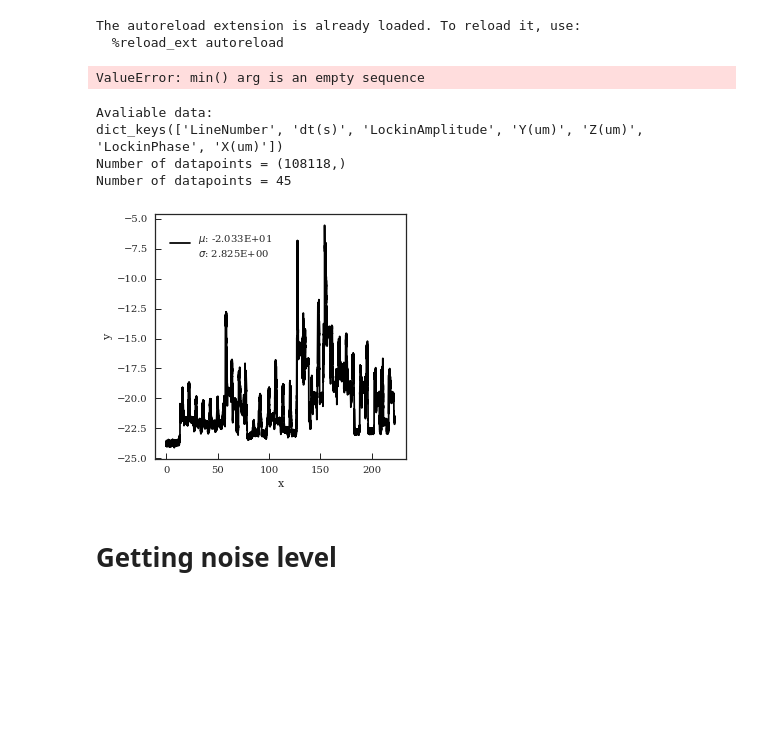
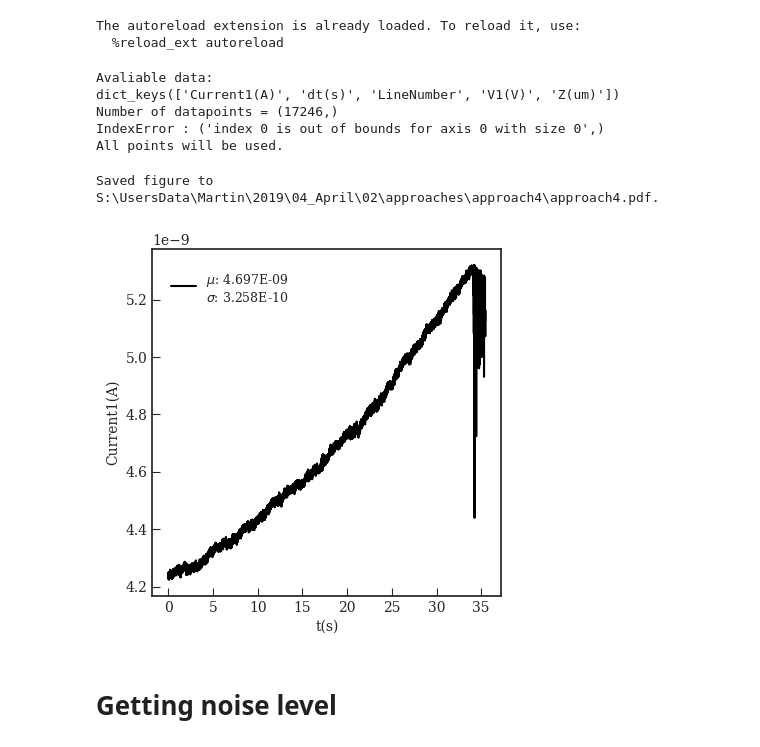
Before and after one commit to martinholub/sicm, a Jupyter notebook: notebooks/plots.ipynb, the cells around one changed output. Cells and saved outputs as stored; diff of their text form; code cells hidden in the pictures; blank space fills up the shorter version.

Commit message:
Fix bugs, add plots
- Fixed some bugs in how SCan obj was initiated
- Added downsampling of constant distance scans
- Temporary fix for adding just soem liennos

```diff
--- a/notebooks/plots.ipynb
+++ b/notebooks/plots.ipynb
@@ -150,28 +133,26 @@ import numpy as np
 # %% [output]
 The autoreload extension is already loaded. To reload it, use:
   %reload_ext autoreload
-# %%
-app = Approach(datadir = "S:\\UsersData\\Martin\\2019\\03_Mar\\15\\sicm\\approach3",
-              exp_name = "approach3")
-# %% [output]
-ValueError: min() arg is an empty sequence
 # %%
-app = Approach(datadir = "/run/user/1000/gvfs/smb-share:server=itet-stor.ee.ethz.ch,share=mholub/sicm/UsersData/Martin/2019/03_Mar/22/deposition1",
-               exp_name = "deposition1")
+datadir =  "S:\\UsersData\\Martin\\2019\\04_April\\02\\approaches\\approach4"
+exp_name = "approach4"
+app = Approach(datadir, exp_name)
 # this is very simplistic but does the job for now.
-# app.plot()
+# app. plot()
+# %% [output]
+Avaliable data:
+dict_keys(['Current1(A)', 'dt(s)', 'LineNumber', 'V1(V)', 'Z(um)'])
+Number of datapoints = (17246,)
+IndexError : ('index 0 is out of bounds for axis 0 with size 0',)
+All points will be used.
 # %%
-# Normally, use dsdata!
-sig = Signal(x = np.cumsum(app._data["dt(s)"]),
-                      y = app._data["LockinPhase"])
+sig = Signal(np.cumsum(app.dsdata["dt(s)"]), app.dsdata["Current1(A)"],
+             datadir, exp_name)
 # sig.analyze(range = [0., 50.0], what = "psd")
-sig.plot()
+sig.plot("t(s)", "Current1(A)")
 # %% [output]
-Avaliable data:
-dict_keys(['LineNumber', 'dt(s)', 'LockinAmplitude', 'Y(um)', 'Z(um)', 'LockinPhase', 'X(um)'])
-Number of datapoints = (108118,)
-Number of datapoints = 45
+Saved figure to S:\UsersData\Martin\2019\04_April\02\approaches\approach4\approach4.pdf.
-[figure, old version]
+[figure, new version]
 # %% [markdown]
 # Getting noise level
 # %%
```
Also changed, not shown: parts of 6 cells of this notebook, 3 other files.
